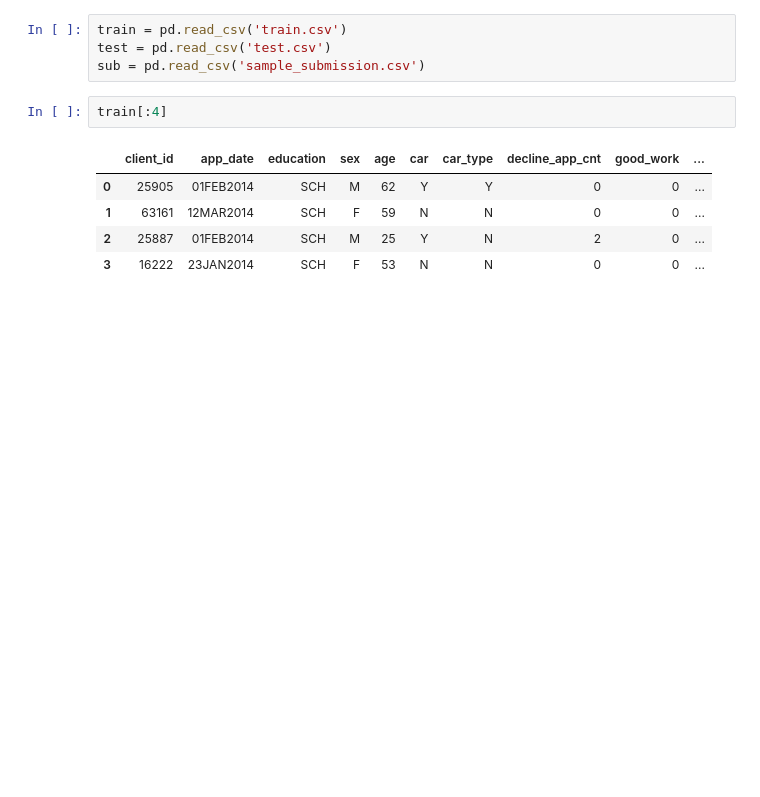
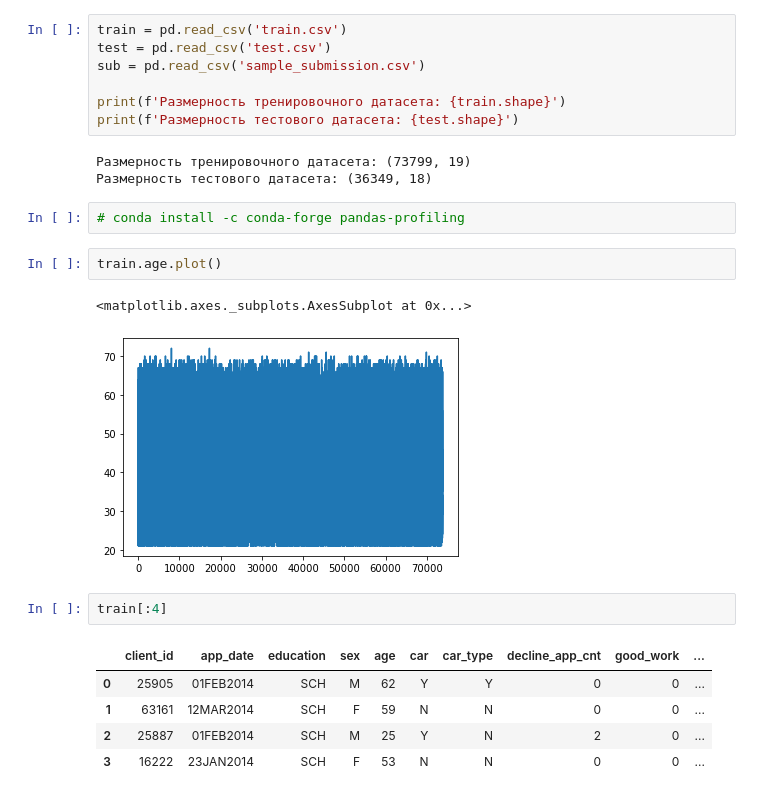
Before and after one commit to vetak8/skillfactory, a Jupyter notebook: module_5/vetak8_Bank credit scoring.ipynb, the cells around one changed output. Drawn from its saved outputs; the diff is of its cells as text; blank space fills up the shorter version.

```diff
--- a/module_5/vetak8_Bank credit scoring.ipynb
+++ b/module_5/vetak8_Bank credit scoring.ipynb
@@ -23,6 +21,19 @@ ModuleNotFoundError: No module named 'pandas_profiling'
 train = pd.read_csv('train.csv')
 test = pd.read_csv('test.csv')
 sub = pd.read_csv('sample_submission.csv')
+
+print(f'Размерность тренировочного датасета: {train.shape}')
+print(f'Размерность тестового датасета: {test.shape}')
+# %% [output]
+Размерность тренировочного датасета: (73799, 19)
+Размерность тестового датасета: (36349, 18)
+# %%
+# conda install -c conda-forge pandas-profiling
+# %%
+train.age.plot()
+# %% [output]
+<matplotlib.axes._subplots.AxesSubplot at 0x...>
+[figure, added]
 # %%
 train[:4]
 # %% [output]
```
Also changed, not shown: parts of 21 cells of this notebook, 3 other files.
